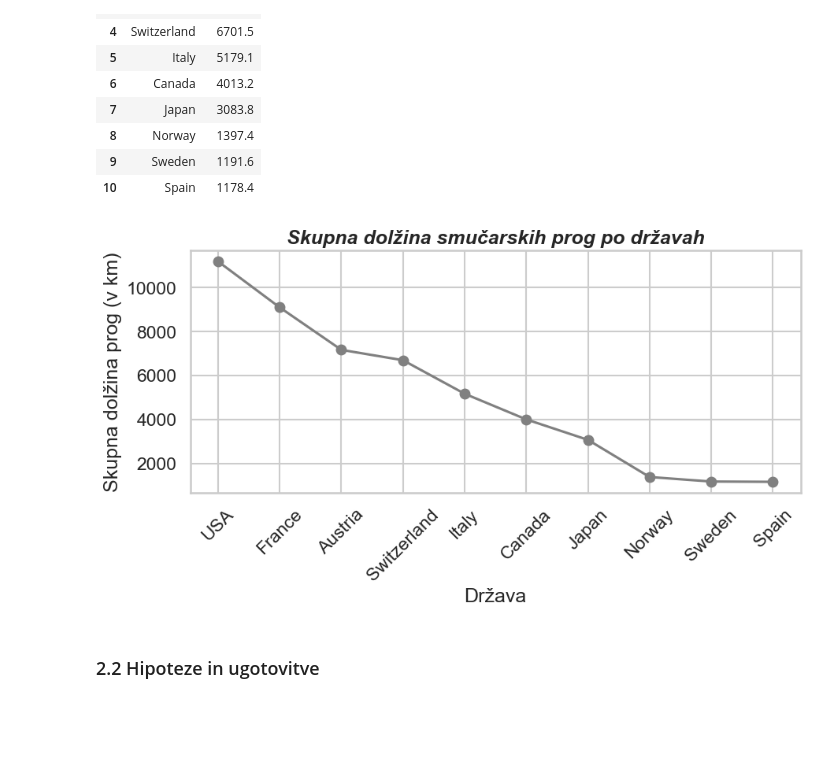
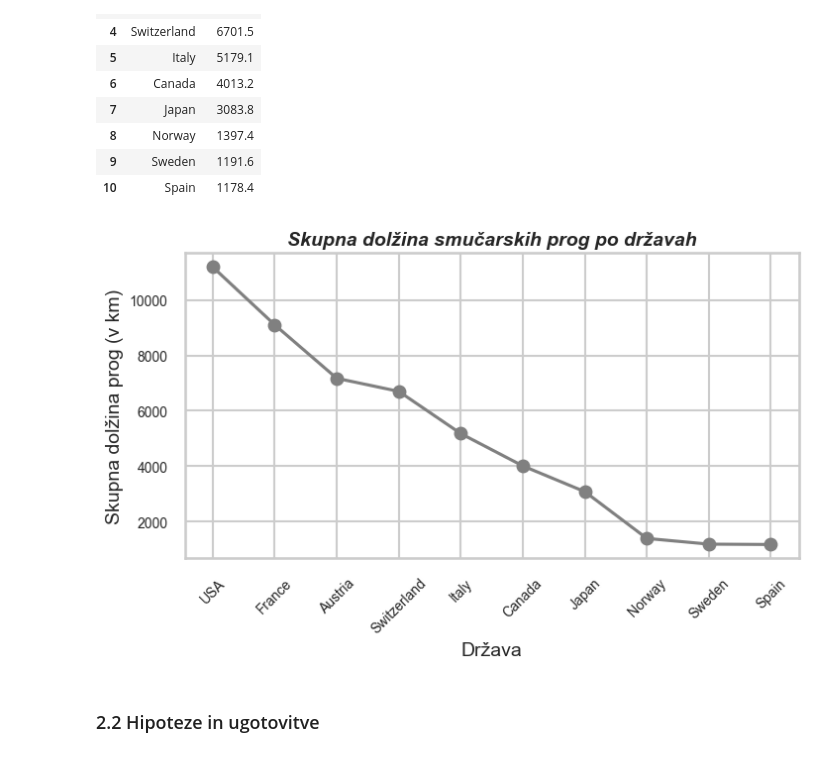
Before and after one commit to NejcZibret/ProjektnaNaloga2024, a Jupyter notebook: analiza.ipynb, the cells around one changed output. Saved outputs shown, nothing was run; the diff lists cells and outputs as text; code cells hidden in the pictures; blank space fills up the shorter version.

```diff
--- a/analiza.ipynb
+++ b/analiza.ipynb
@@ -514,15 +485,16 @@ najdaljse_dolzina
 | 10 | Spain | 1178.4 |
 # %%
 # graf
-plt.figure(figsize=(10, 4))
+plt.figure(figsize=(8, 4))
 plt.plot(najdaljse_dolzina['država'], najdaljse_dolzina['proge'], marker='o', color='gray')
-plt.title('Skupna dolžina smučarskih prog po državah', fontweight='bold', style='italic')
-plt.xlabel('Država')
-plt.ylabel('Skupna dolžina prog (v km)')
-plt.xticks(rotation=45)
+plt.title('Skupna dolžina smučarskih prog po državah', fontweight='bold', style='italic', fontsize=14)
+plt.xlabel('Država', fontsize=14)
+plt.ylabel('Skupna dolžina prog (v km)', fontsize=14)
+plt.xticks(rotation=45, fontsize=10)
+plt.yticks(fontsize=10)
 plt.show()
 # %% [output]
-[figure, old version]
+[figure, new version]
 # %% [markdown]
 <h3>2.2 Hipoteze in ugotovitve</h3>
 # %% [markdown]
```
Also changed, not shown: parts of 59 cells of this notebook.
